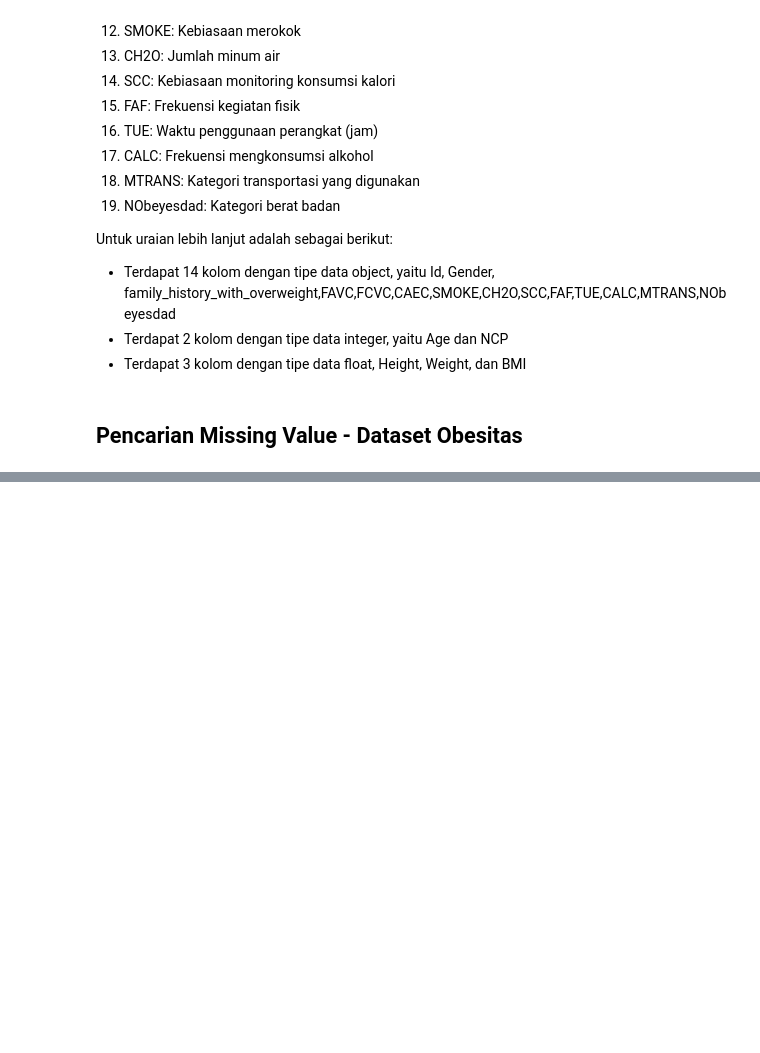
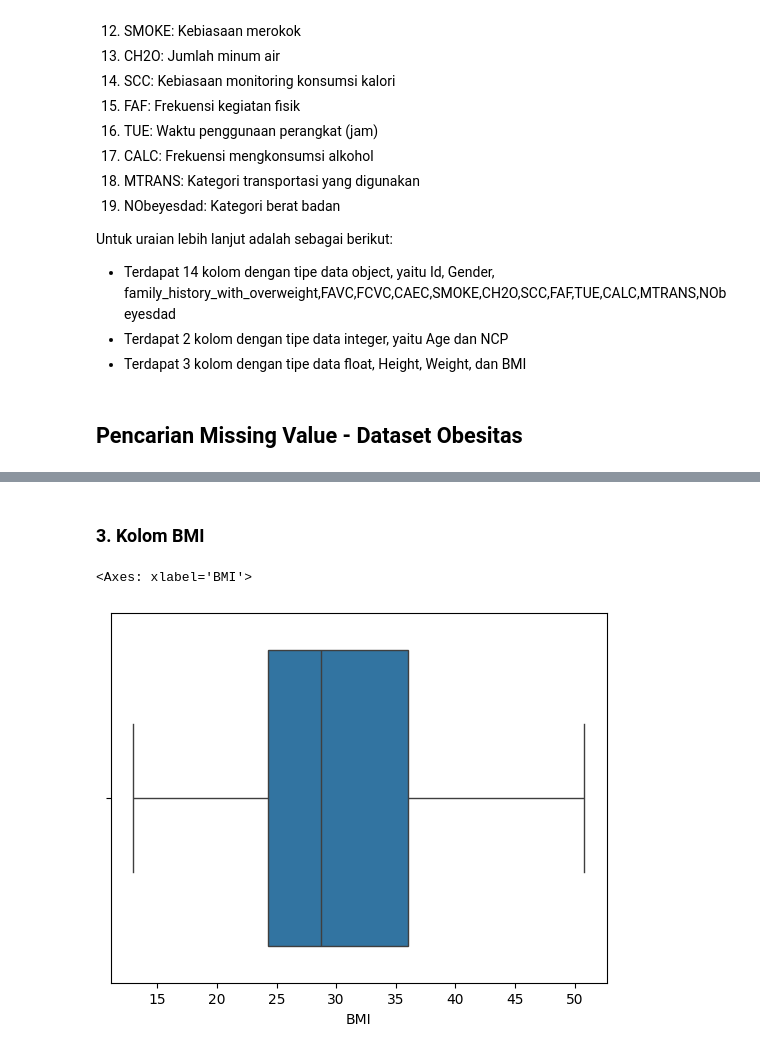
Before and after one commit to ishala/obesity-analysis-and-recommender-system, a Jupyter notebook: Submission 1/analisis.ipynb, the cells around one changed output, grey strips where cells are left out. Cells and saved outputs as stored; diff of their text form; code cells hidden in the pictures; blank space fills up the shorter version.

```diff
--- a/Submission 1/analisis.ipynb
+++ b/Submission 1/analisis.ipynb
@@ -256,0 +239,7 @@ Pada kasus dataset ini, saya hanya akan mengambil kolom yang akan digunakan pada
+# %% [markdown]
+### 3. Kolom BMI
+# %%
+sns.boxplot(x=obesDf['BMI'])
+# %% [output]
+<Axes: xlabel='BMI'>
+[figure, added]
```
Also changed, not shown: parts of 54 cells of this notebook.
